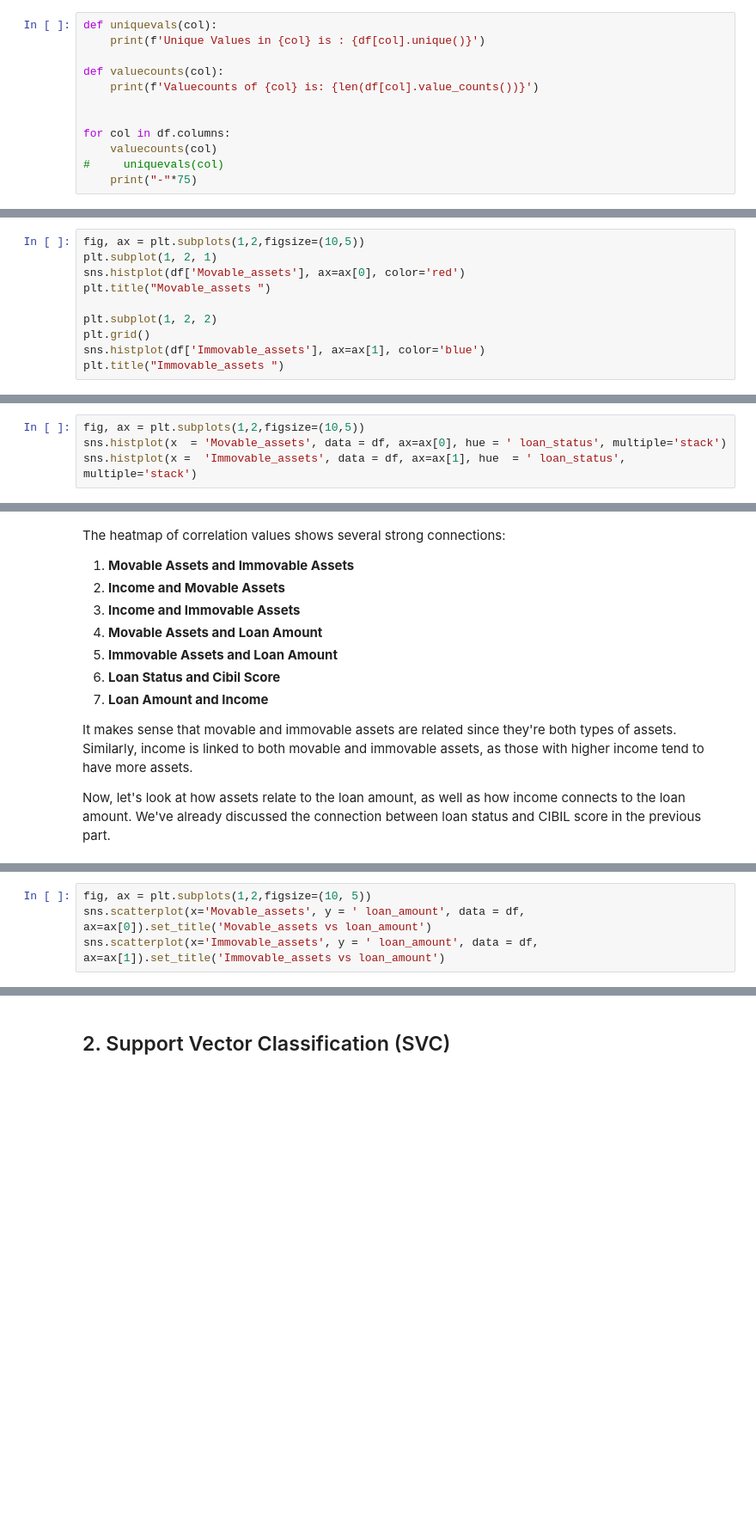
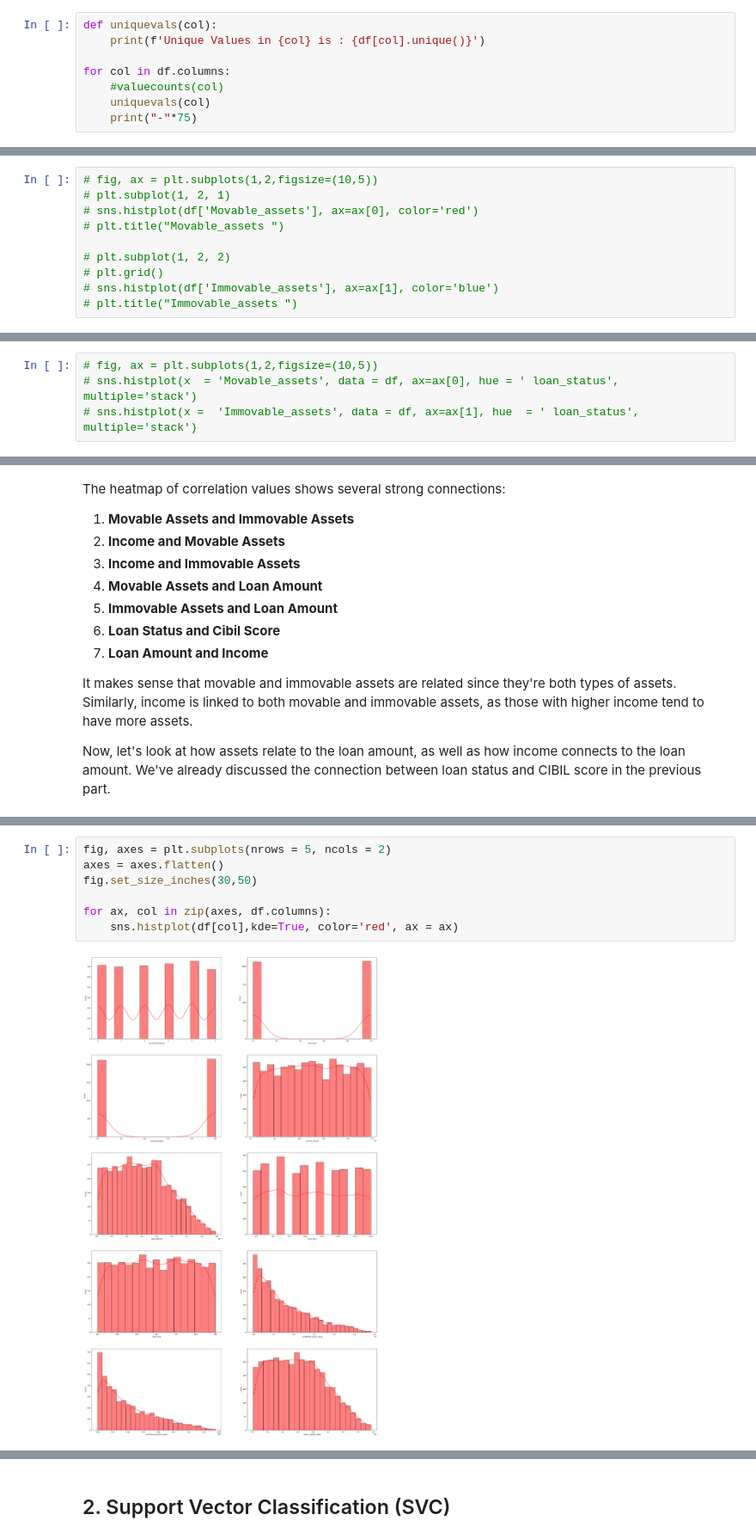
Before and after one commit to KavinduKasthurirathne/FDM-MiniProject, a Jupyter notebook: model.ipynb, the cells around one changed output, grey strips where cells are left out. Shown at 86% size. Drawn from its saved outputs; the diff is of its cells as text; blank space fills up the shorter version.

```diff
--- a/model.ipynb
+++ b/model.ipynb
@@ -108,12 +119,8 @@ df.drop(columns=[' bank_asset_value',' luxury_assets_value', ' residential_asset
 def uniquevals(col):
     print(f'Unique Values in {col} is : {df[col].unique()}')
 
-def valuecounts(col):
-    print(f'Valuecounts of {col} is: {len(df[col].value_counts())}')
-
-
 for col in df.columns:
-    valuecounts(col)
-#     uniquevals(col)
+    #valuecounts(col)
+    uniquevals(col)
     print("-"*75)
 # %% [output]
@@ -340,13 +334,13 @@ sns.violinplot(x=' loan_status', y=' cibil_score', data=df)
 # %%
-fig, ax = plt.subplots(1,2,figsize=(10,5))
-plt.subplot(1, 2, 1)
-sns.histplot(df['Movable_assets'], ax=ax[0], color='red')
-plt.title("Movable_assets ")
+# fig, ax = plt.subplots(1,2,figsize=(10,5))
+# plt.subplot(1, 2, 1)
+# sns.histplot(df['Movable_assets'], ax=ax[0], color='red')
+# plt.title("Movable_assets ")
 
-plt.subplot(1, 2, 2)
-plt.grid()
-sns.histplot(df['Immovable_assets'], ax=ax[1], color='blue')
-plt.title("Immovable_assets ")
+# plt.subplot(1, 2, 2)
+# plt.grid()
+# sns.histplot(df['Immovable_assets'], ax=ax[1], color='blue')
+# plt.title("Immovable_assets ")
 # %% [markdown]
 > Assets are really important when asking for a loan because they assure the bank you can pay back. The types are split into movable (like bank accounts and luxury things) and immovable (like homes and businesses). The graphs show how many people have these kinds of assets.
 For movable assets, most people have less than 30 million, and not many have a lot more. For immovable assets, most have less than 15 million, and the number of people decreases as the value goes over 20 million.
@@ -356,6 +350,6 @@ In short, these graphs tell us that most people have lower-valued assets, and th
 # %%
-fig, ax = plt.subplots(1,2,figsize=(10,5))
-sns.histplot(x  = 'Movable_assets', data = df, ax=ax[0], hue = ' loan_status', multiple='stack')
-sns.histplot(x =  'Immovable_assets', data = df, ax=ax[1], hue  = ' loan_status', multiple='stack')
+# fig, ax = plt.subplots(1,2,figsize=(10,5))
+# sns.histplot(x  = 'Movable_assets', data = df, ax=ax[0], hue = ' loan_status', multiple='stack')
+# sns.histplot(x =  'Immovable_assets', data = df, ax=ax[1], hue  = ' loan_status', multiple='stack')
 # %% [markdown]
 > Assets offer a safety net for the bank when giving out loans. These graphs display how movable and immovable assets relate to loan approval. Both graphs indicate that as assets increase, the likelihood of loan approval goes up, and the chances of rejection decrease. Additionally, the graphs highlight that there are more movable assets than immovable ones.
@@ -418,4 +410,0 @@ Now, let's look at how assets relate to the loan amount, as well as how income c
-# %%
-fig, ax = plt.subplots(1,2,figsize=(10, 5))
-sns.scatterplot(x='Movable_assets', y = ' loan_amount', data = df, ax=ax[0]).set_title('Movable_assets vs loan_amount')
-sns.scatterplot(x='Immovable_assets', y = ' loan_amount', data = df, ax=ax[1]).set_title('Immovable_assets vs loan_amount')
@@ -457,0 +434,9 @@ print("Accuracy:", accuracy)
+# %%
+fig, axes = plt.subplots(nrows = 5, ncols = 2)
+axes = axes.flatten()
+fig.set_size_inches(30,50)
+
+for ax, col in zip(axes, df.columns):
+    sns.histplot(df[col],kde=True, color='red', ax = ax)
+# %% [output]
+[figure, added]
```
Also changed, not shown: parts of 146 cells of this notebook, 1 other file.
